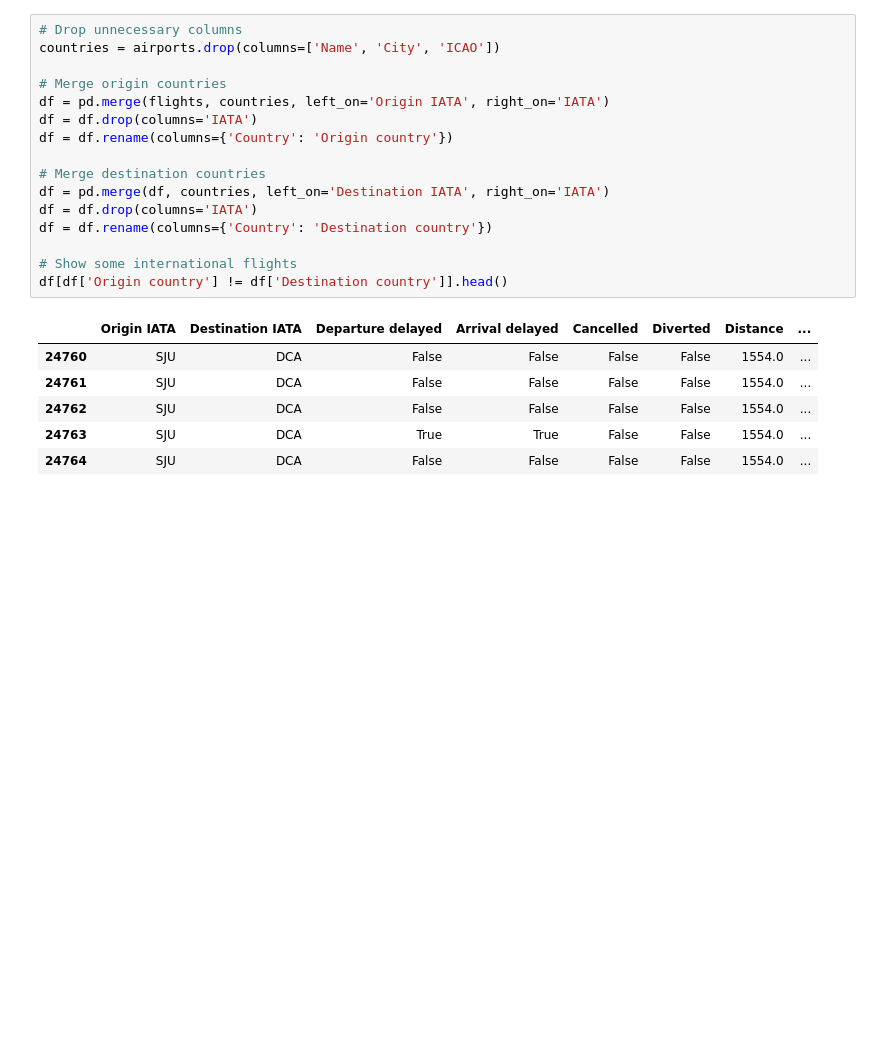
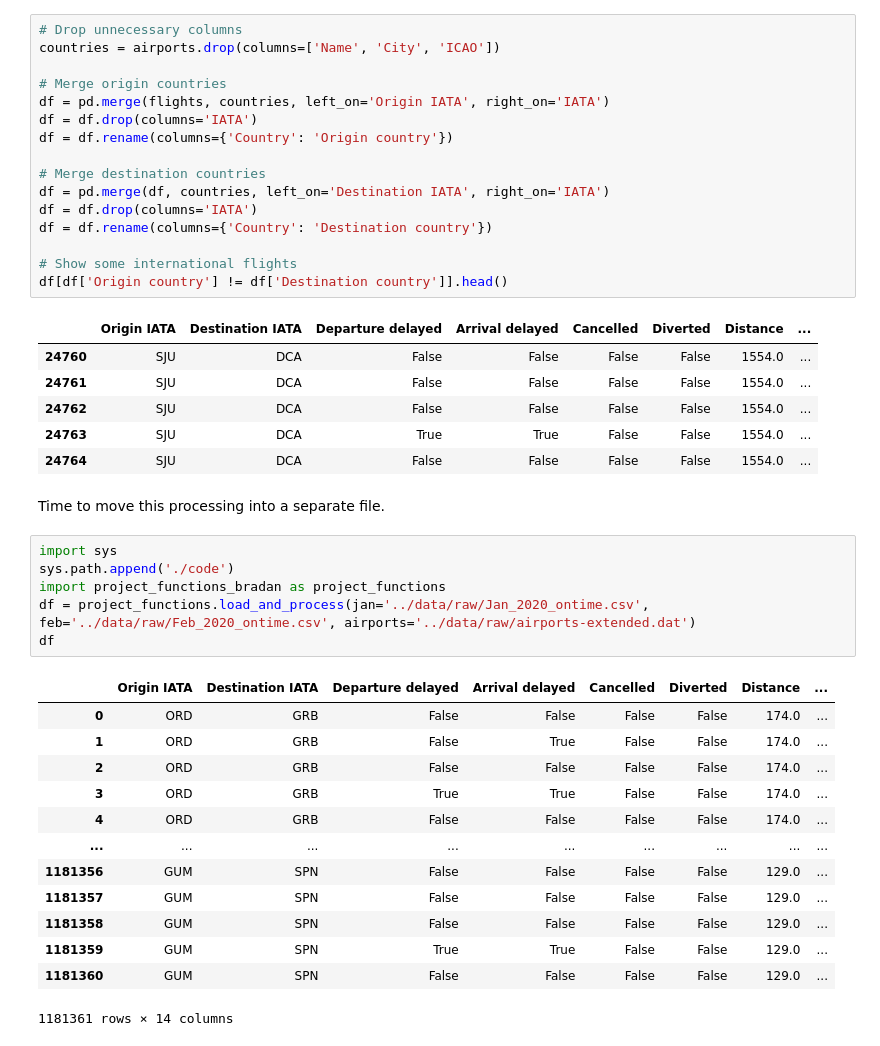
Before and after one commit to ubco-W2022T2-data301/project-group-group05, a Jupyter notebook: analysis/analysis_bradan.ipynb, the cells around one changed output. Saved outputs shown, nothing was run; the diff lists cells and outputs as text; blank space fills up the shorter version.

Commit message:
analysis: Move processing to method chain 📈️
So functional!

```diff
--- a/analysis/analysis_bradan.ipynb
+++ b/analysis/analysis_bradan.ipynb
@@ -250,3 +252,25 @@ df[df['Origin country'] != df['Destination country']].head()
 | 24762 | SJU | DCA | False | False | False | False | 1554.0 | ... |
 | 24763 | SJU | DCA | True | True | False | False | 1554.0 | ... |
 | 24764 | SJU | DCA | False | False | False | False | 1554.0 | ... |
+# %% [markdown]
+Time to move this processing into a separate file.
+# %%
+import sys
+sys.path.append('./code')
+import project_functions_bradan as project_functions
+df = project_functions.load_and_process(jan='../data/raw/Jan_2020_ontime.csv', feb='../data/raw/Feb_2020_ontime.csv', airports='../data/raw/airports-extended.dat')
+df
+# %% [output]
+|  | Origin IATA | Destination IATA | Departure delayed | Arrival delayed | Cancelled | Diverted | Distance | ... |
+| 0 | ORD | GRB | False | False | False | False | 174.0 | ... |
+| 1 | ORD | GRB | False | True | False | False | 174.0 | ... |
+| 2 | ORD | GRB | False | False | False | False | 174.0 | ... |
+| 3 | ORD | GRB | True | True | False | False | 174.0 | ... |
+| 4 | ORD | GRB | False | False | False | False | 174.0 | ... |
+| ... | ... | ... | ... | ... | ... | ... | ... | ... |
+| 1181356 | GUM | SPN | False | False | False | False | 129.0 | ... |
+| 1181357 | GUM | SPN | False | False | False | False | 129.0 | ... |
+| 1181358 | GUM | SPN | False | False | False | False | 129.0 | ... |
+| 1181359 | GUM | SPN | True | True | False | False | 129.0 | ... |
+| 1181360 | GUM | SPN | False | False | False | False | 129.0 | ... |
+1181361 rows × 14 columns
```
Also changed, not shown: parts of 1 cell of this notebook, 1 other file.
